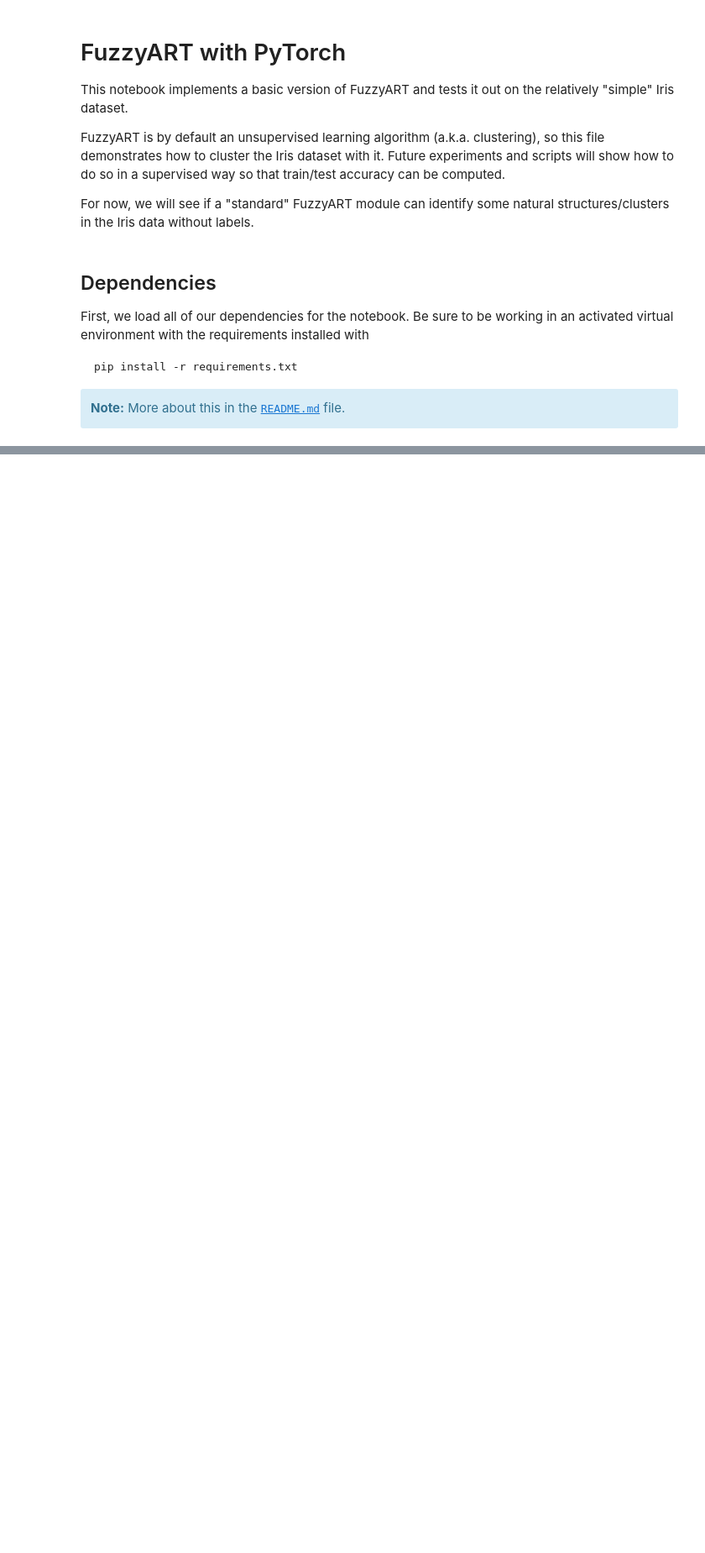
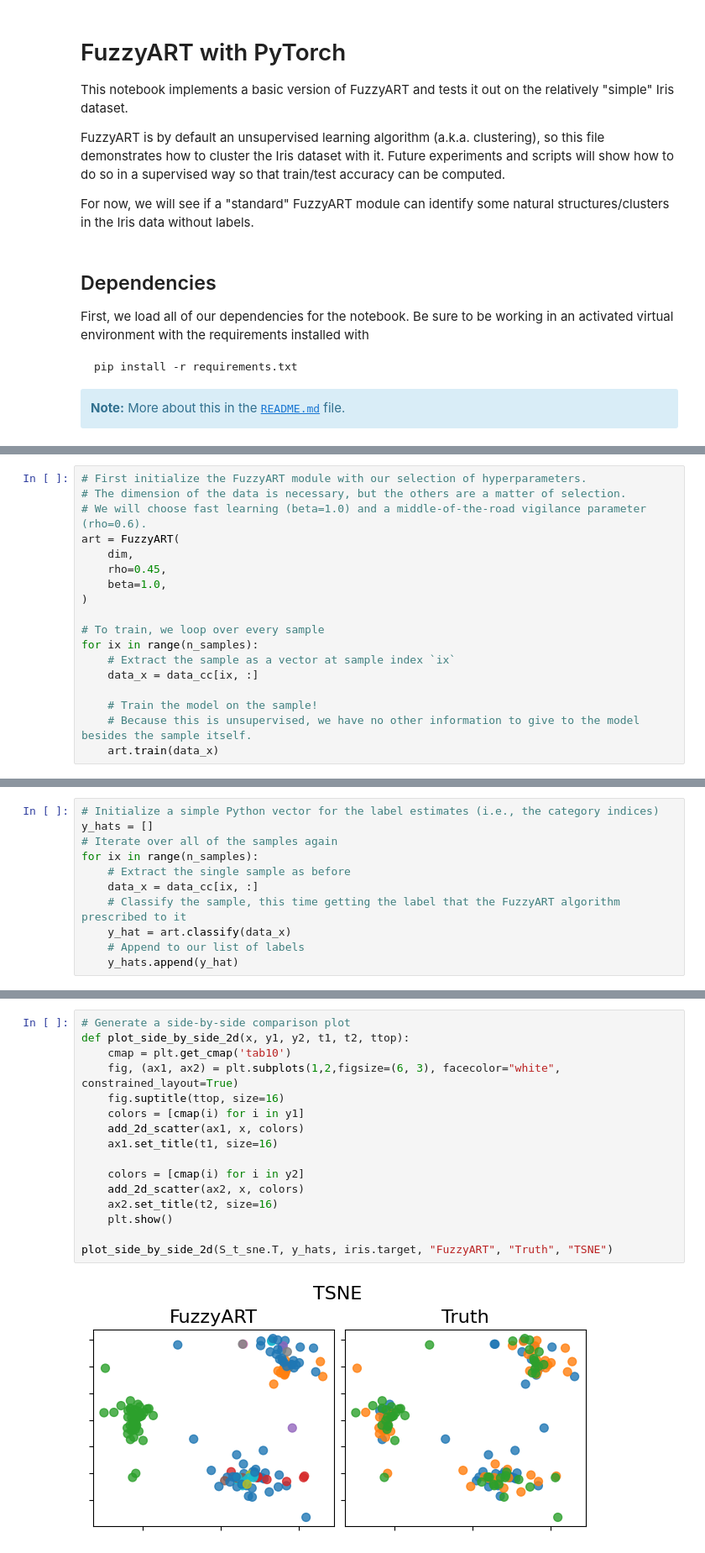
Before and after one commit to art-book-online/art-book-online.github.io, a Jupyter notebook: _notebooks/notebooks/fuzzyart-pytorch.ipynb, the cells around one changed output, grey strips where cells are left out. Shown at 84% size. Cells and saved outputs as stored; diff of their text form; blank space fills up the shorter version.

```diff
--- a/_notebooks/notebooks/fuzzyart-pytorch.ipynb
+++ b/_notebooks/notebooks/fuzzyart-pytorch.ipynb
@@ -57,0 +359,18 @@ ModuleNotFoundError: No module named 'torch'
+# %%
+# First initialize the FuzzyART module with our selection of hyperparameters.
+# The dimension of the data is necessary, but the others are a matter of selection.
+# We will choose fast learning (beta=1.0) and a middle-of-the-road vigilance parameter (rho=0.6).
+art = FuzzyART(
+    dim,
+    rho=0.45,
+    beta=1.0,
+)
+
+# To train, we loop over every sample
+for ix in range(n_samples):
+    # Extract the sample as a vector at sample index `ix`
+    data_x = data_cc[ix, :]
+
+    # Train the model on the sample!
+    # Because this is unsupervised, we have no other information to give to the model besides the sample itself.
+    art.train(data_x)
@@ -57,0 +396,11 @@ ModuleNotFoundError: No module named 'torch'
+# %%
+# Initialize a simple Python vector for the label estimates (i.e., the category indices)
+y_hats = []
+# Iterate over all of the samples again
+for ix in range(n_samples):
+    # Extract the single sample as before
+    data_x = data_cc[ix, :]
+    # Classify the sample, this time getting the label that the FuzzyART algorithm prescribed to it
+    y_hat = art.classify(data_x)
+    # Append to our list of labels
+    y_hats.append(y_hat)
@@ -57,0 +504,18 @@ ModuleNotFoundError: No module named 'torch'
+# %%
+# Generate a side-by-side comparison plot
+def plot_side_by_side_2d(x, y1, y2, t1, t2, ttop):
+    cmap = plt.get_cmap('tab10')
+    fig, (ax1, ax2) = plt.subplots(1,2,figsize=(6, 3), facecolor="white", constrained_layout=True)
+    fig.suptitle(ttop, size=16)
+    colors = [cmap(i) for i in y1]
+    add_2d_scatter(ax1, x, colors)
+    ax1.set_title(t1, size=16)
+
+    colors = [cmap(i) for i in y2]
+    add_2d_scatter(ax2, x, colors)
+    ax2.set_title(t2, size=16)
+    plt.show()
+
+plot_side_by_side_2d(S_t_sne.T, y_hats, iris.target, "FuzzyART", "Truth", "TSNE")
+# %% [output]
+[figure, added]
```
Also changed, not shown: parts of 24 cells of this notebook, 8 other files.
